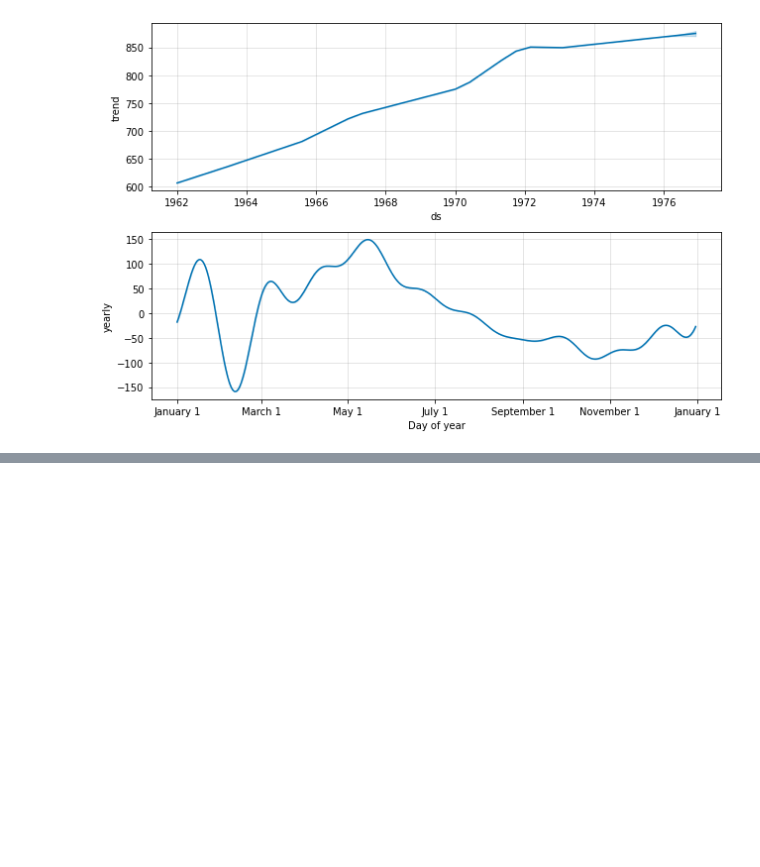
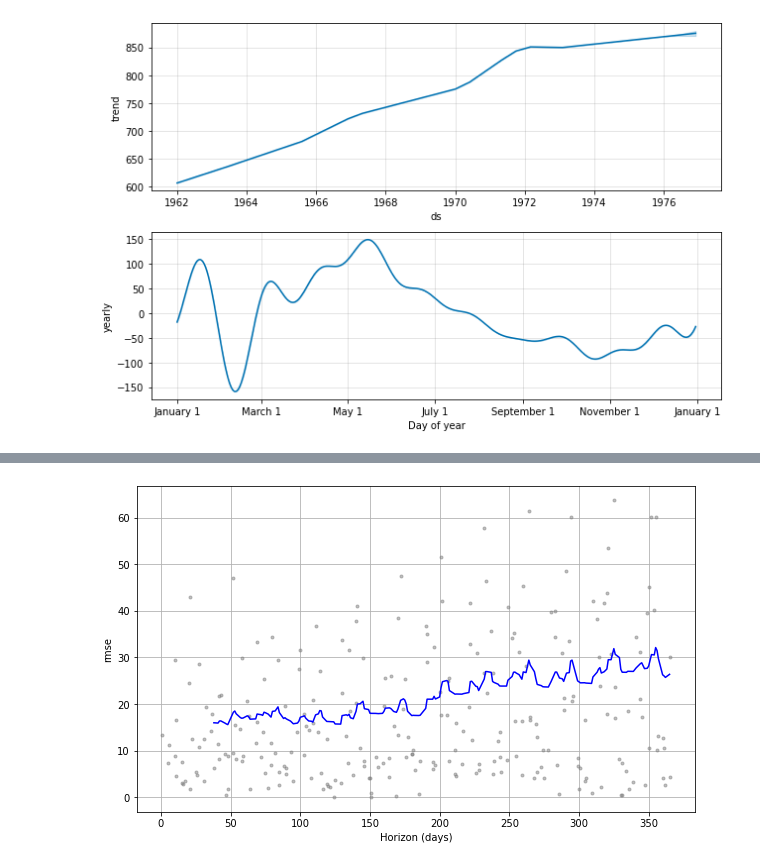
Before and after one commit to sudarshan-koirala/time-series-forecasting, a Jupyter notebook: time-series-facebook-prophet.ipynb, the cells around one changed output, grey strips where cells are left out. Saved outputs shown, nothing was run; the diff lists cells and outputs as text; code cells hidden in the pictures; blank space fills up the shorter version.

Commit message:
cross validation and performance metrics calcualted

```diff
--- a/time-series-facebook-prophet.ipynb
+++ b/time-series-facebook-prophet.ipynb
@@ -174,0 +183,4 @@ model.plot_components(prediction)
+# %%
+df_cv = cross_validation(
+    model, horizon="365 days", period="180 days", initial="1095 days"
+)
@@ -174,0 +236,8 @@ model.plot_components(prediction)
+# %%
+# lets plot it
+# Valid values of metric are 'mse', 'rmse', 'mae', 'mape', and 'coverage'.
+from fbprophet.plot import plot_cross_validation_metric
+
+fig = plot_cross_validation_metric(df_cv, metric="rmse")
+# %% [output]
+[figure, added]
```
Also changed, not shown: parts of 10 cells of this notebook.
